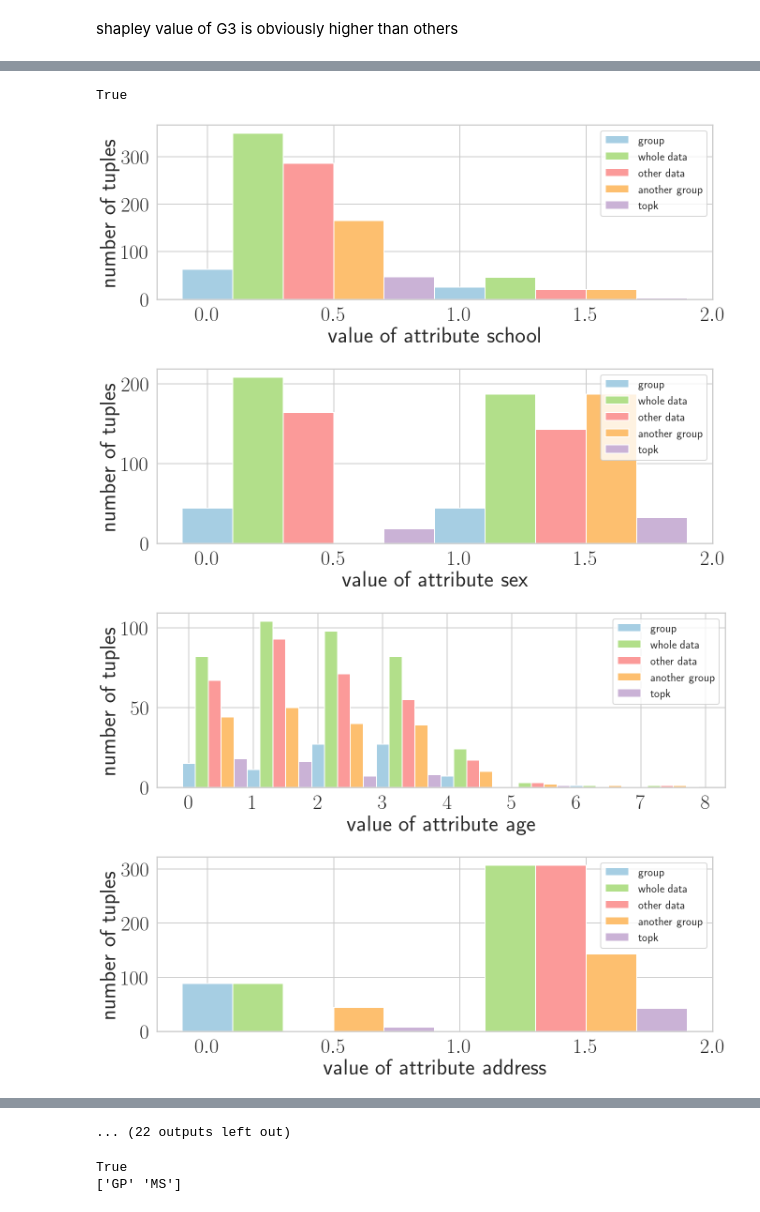
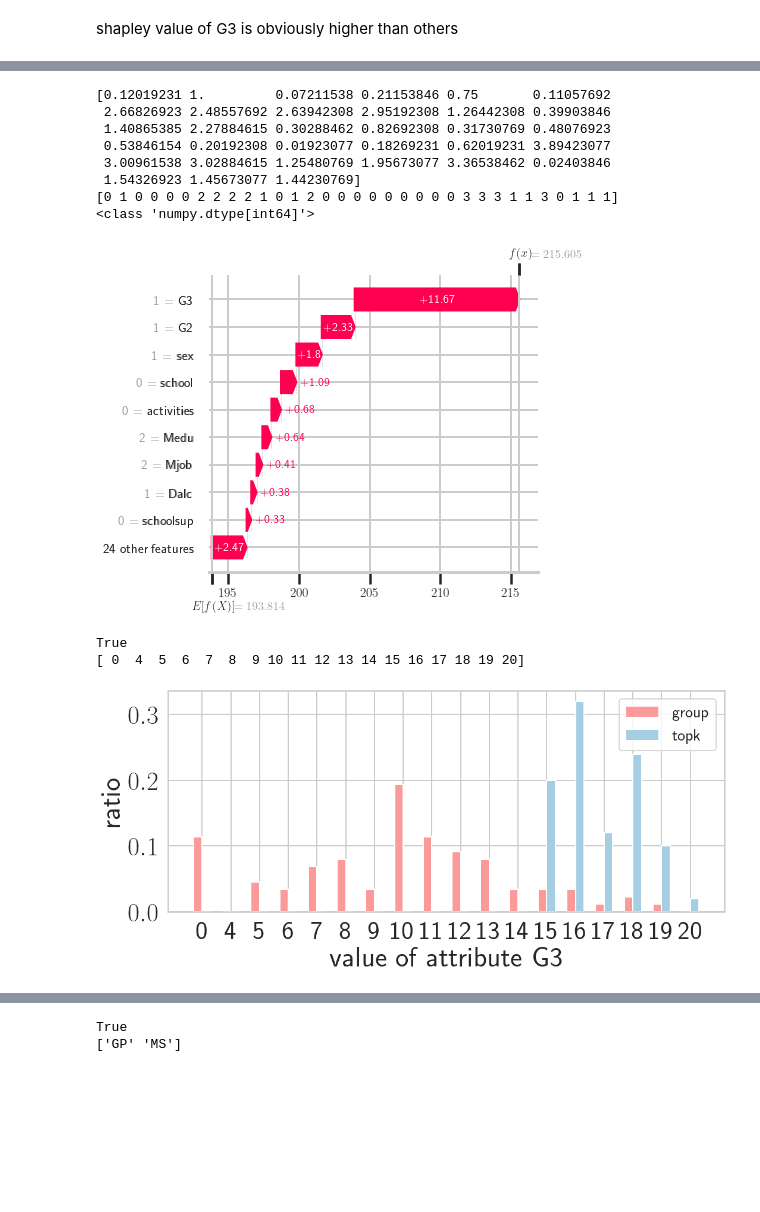
Before and after one commit to JinyangLi01/UnfairlyTreatedGroupDetection, a Jupyter notebook: Coding/Experiments/Shapley_value/shapley_value_of_groups_2_student_20220923.ipynb, the cells around one changed output, grey strips where cells are left out. Drawn from its saved outputs; the diff is of its cells as text; code cells hidden in the pictures; blank space fills up the shorter version.

```diff
--- a/Coding/Experiments/Shapley_value/shapley_value_of_groups_2_student_20220923.ipynb
+++ b/Coding/Experiments/Shapley_value/shapley_value_of_groups_2_student_20220923.ipynb
@@ -102,6 +102,7 @@ def average_shapley_values_of_group(data, group, all_attributes, shap_values, ou
         output_file.write(str(avg))
         print("group {} size {}".format(group, len(tuples_idx)))
         print(avg)
+
 
 def idx_of_tuples_in_group_w_attribute(group, data, att, value):
     def belong_to_group(row):
@@ -214,6 +215,7 @@ def plot_distribution_number(ranked_data, attribute, group, another_group, k):
 def plot_distribution_ratio(ranked_data, attribute, group, another_group, k):
     x_list = ranked_data[attribute].unique()
     x_list.sort()
+    print(x_list)
     tuples = tuples_in_group(group, ranked_data, selected_attributes)
     s = tuples[attribute].value_counts().sort_index()
     total = sum(s)
@@ -227,31 +229,31 @@ def plot_distribution_ratio(ranked_data, attribute, group, another_group, k):
     s = tuples_in_group(another_group, ranked_data, selected_attributes)[attribute].value_counts().sort_index()
     total = sum(s)
     another_group_dis = [s[i]/total if i in s else 0 for i in x_list]
-    bar_width = 0.20
+    bar_width = 0.30
 
     s = ranked_data[:k][attribute].value_counts().sort_index()
     total = sum(s)
     topkdis = [s[i]/total if i in s else 0 for i in x_list]
-    fig, ax = plt.subplots(1, 1, figsize=(20, 8))
+    fig, ax = plt.subplots(1, 1, figsize=(16, 8))
 
     index = np.arange(len(x_list))
-    plt.bar(index, group_value_dis, bar_width, color=color[0], label="group")
-    plt.bar(index + bar_width, whole_data_dis, bar_width,  color=color[2], label="whole data")
-    plt.bar(index + bar_width * 2, other_data_dis, bar_width,  color=color[4], label="other data")
-    plt.bar(index + bar_width * 3, another_group_dis, bar_width,  color=color[6], label="non-problematic group")
-    plt.bar(index + bar_width * 4, topkdis, bar_width,  color=color[8], label="topk")
+    plt.bar(index, group_value_dis, bar_width, color=color[4], label="group")
+    # plt.bar(index + bar_width, whole_data_dis, bar_width,  color=color[2], label="whole data")
+    # plt.bar(index + bar_width * 2, other_data_dis, bar_width,  color=color[4], label="other data")
+    # plt.bar(index + bar_width * 3, another_group_dis, bar_width,  color=color[6], label="non-problematic group")
+    plt.bar(index + bar_width, topkdis, bar_width,  color=color[0], label="topk")
     # plt.xticks(index + bar_width, x_list)
-    print(x_list)
     # plt.xticks(range(x_list[0], x_list[-1]+1))
-    plt.xticks(index, x_list)
+    plt.xticks(index + bar_width/2, x_list)
     plt.ylabel('ratio')
     plt.xlabel('value of attribute '+attribute)
     # plt.yscale('log')
-    plt.legend(loc='best', fontsize=25)
+    plt.legend(loc='best', fontsize=28)
 
     plt.tight_layout()
     # plt.savefig("adult_time.png", bbox_inches='tight')
-    plt.show()
+    # plt.show()
+    return plt
 # %% [markdown]
 # student data
 # %%
@@ -438,0 +527,25 @@ shap.plots.waterfall(shap_values[0])
+# %%
+
+va = np.average(shap_values.data[tuples_idx], axis=0)
+print(va)
+shap_values[0].data[:] = np.empty_like(va)
+type(shap_values[0].data)
+print(shap_values[0].data)
+print(type(shap_values[0].data.dtype))
+# %% [output]
+[0.12019231 1.         0.07211538 0.21153846 0.75       0.11057692
+ 2.66826923 2.48557692 2.63942308 2.95192308 1.26442308 0.39903846
+ 1.40865385 2.27884615 0.30288462 0.82692308 0.31730769 0.48076923
+ 0.53846154 0.20192308 0.01923077 0.18269231 0.62019231 3.89423077
+ 3.00961538 3.02884615 1.25480769 1.95673077 3.36538462 0.02403846
+ 1.54326923 1.45673077 1.44230769]
+[0 1 0 0 0 0 2 2 2 2 1 0 1 2 0 0 0 0 0 0 0 0 0 3 3 3 1 1 3 0 1 1 1]
+<class 'numpy.dtype[int64]'>
+# %%
+shap.plots.waterfall(shap_values[0], show=False)
+f = plt.gcf()
+# f.set_tight_layout(True)
+plt.tight_layout()
+f.savefig(r"student_shap_globalbounds_avg.png")
+# %% [output]
+[figure, added]
@@ -439,11 +565,11 @@ shap.plots.waterfall(shap_values[0])
 # %%
 another_group = [-1, 0, -1, -1, -1, -1, -1, -1, -1, -1, -1, -1, -1, -1, -1, -1]
 print(check_another_group_global_bounds(another_group, ranked_data, selected_attributes, thc, Lowerbounds, k))
-for att in all_attributes_original:
-    plot_distribution_number(ranked_data, att, groups_global_bounds[1], another_group, k)
+
+att = 'G3'
+plt = plot_distribution_ratio(ranked_data, att, groups_global_bounds[1], another_group, k)
+plt.savefig(r"student_value_dis_globalbounds.png")
 # %% [output]
 True
+[ 0  4  5  6  7  8  9 10 11 12 13 14 15 16 17 18 19 20]
-[figure, old version]
+[figure, new version]
-[figure, removed]
-[figure, removed]
-[figure, removed]
@@ -457,4 +576,3 @@ True
-... (22 outputs left out)
 # %%
 another_group = [-1, 0, -1, -1, -1, -1, -1, -1, -1, -1, -1, -1, -1, -1, -1, -1]
 print(check_another_group_global_bounds(another_group, ranked_data, selected_attributes, thc, Lowerbounds, k))
```
Also changed, not shown: parts of 12 cells of this notebook, 11 other files.
